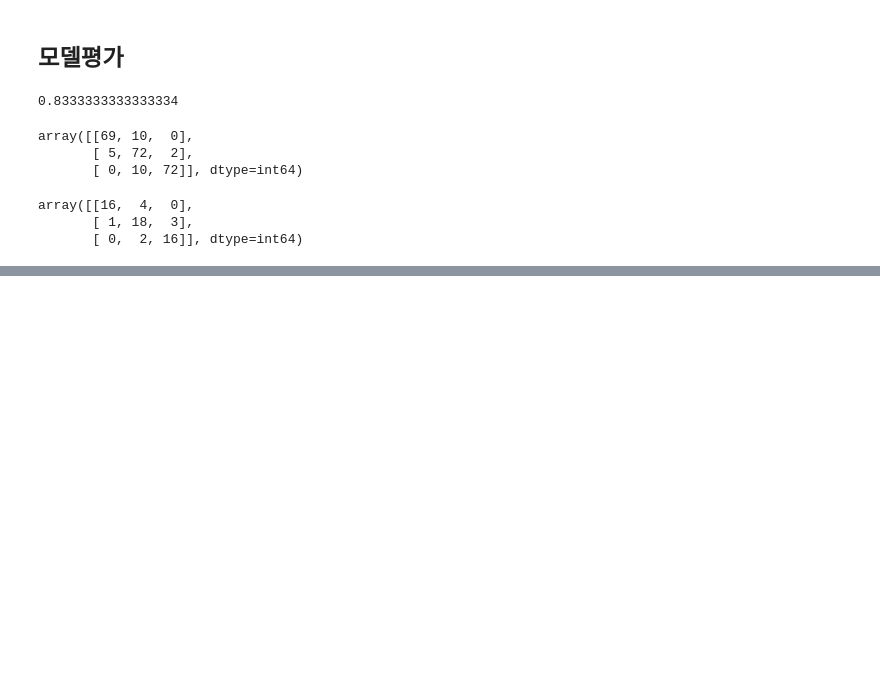
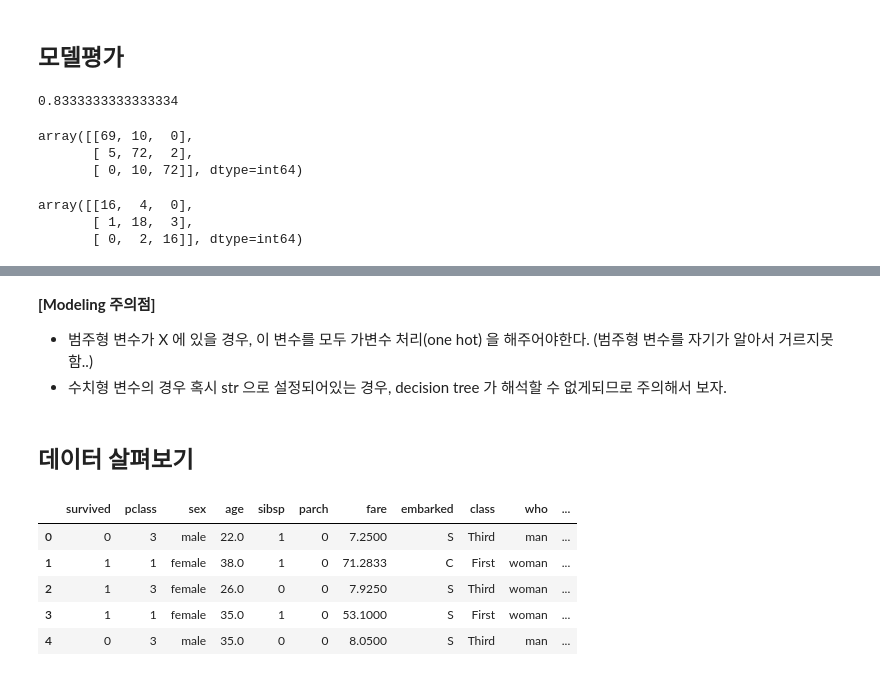
Before and after one commit to hana-dool/Data_Analysis, a Jupyter notebook: [Classification].ipynb, the cells around one changed output, grey strips where cells are left out. Cells and saved outputs as stored; diff of their text form; code cells hidden in the pictures; blank space fills up the shorter version.

```diff
--- a/[Classification].ipynb
+++ b/[Classification].ipynb
@@ -98,0 +170,16 @@ array([[16,  4,  0],
+# %% [markdown]
+**[Modeling 주의점]**
+- 범주형 변수가 X 에 있을 경우, 이 변수를 모두 가변수 처리(one hot) 을 해주어야한다. (범주형 변수를 자기가 알아서 거르지못함..)
+- 수치형 변수의 경우 혹시 str 으로 설정되어있는 경우, decision tree 가 해석할 수 없게되므로 주의해서 보자.
+# %% [markdown]
+## 데이터 살펴보기
+# %%
+df = sns.load_dataset("titanic")
+df.head()
+# %% [output]
+|  | survived | pclass | sex | age | sibsp | parch | fare | embarked | class | who | ... |
+| 0 | 0 | 3 | male | 22.0 | 1 | 0 | 7.2500 | S | Third | man | ... |
+| 1 | 1 | 1 | female | 38.0 | 1 | 0 | 71.2833 | C | First | woman | ... |
+| 2 | 1 | 3 | female | 26.0 | 0 | 0 | 7.9250 | S | Third | woman | ... |
+| 3 | 1 | 1 | female | 35.0 | 1 | 0 | 53.1000 | S | First | woman | ... |
+| 4 | 0 | 3 | male | 35.0 | 0 | 0 | 8.0500 | S | Third | man | ... |
```
Also changed, not shown: parts of 62 cells of this notebook, 3 other files.
